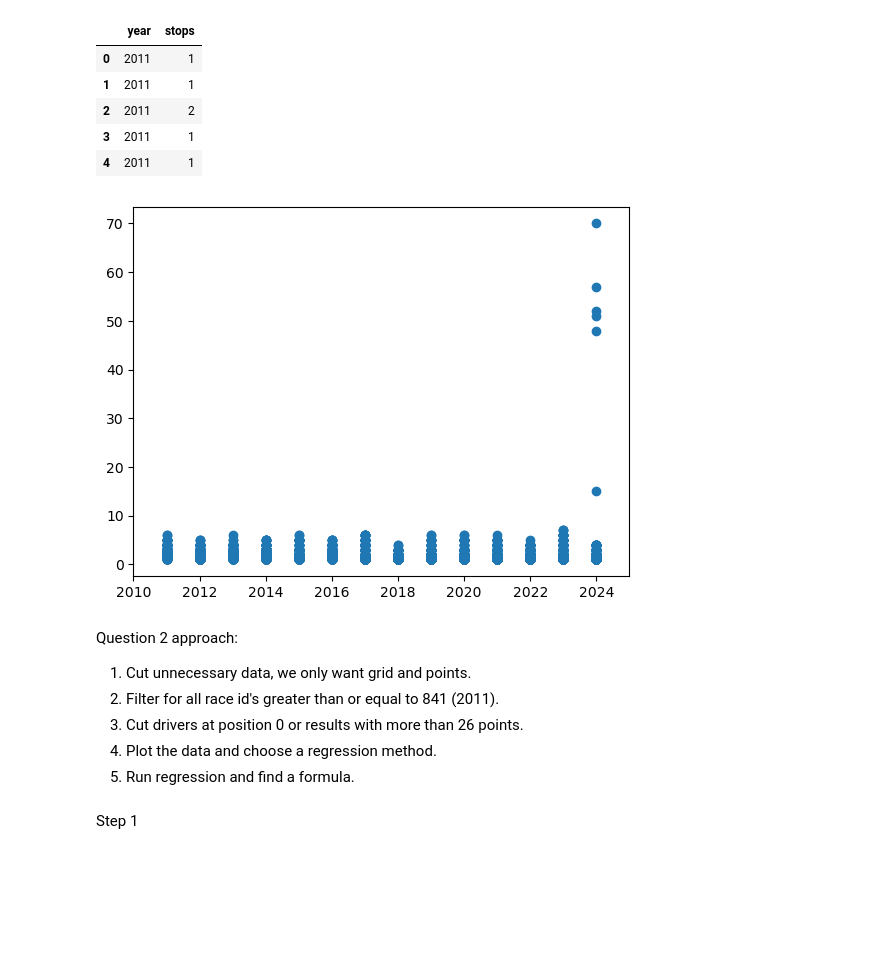
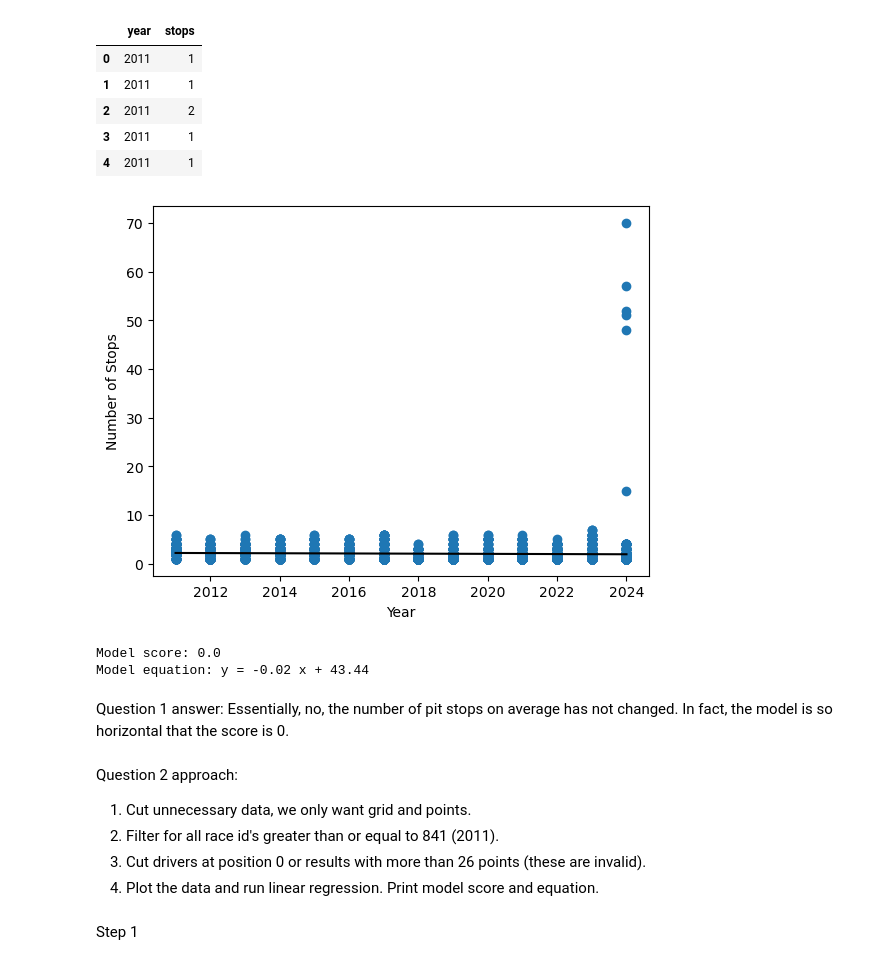
Before and after one commit to LucaA777/F1-Data-Analysis, a Jupyter notebook: AnalyzingData_Formula1.ipynb, the cells around one changed output. Saved outputs shown, nothing was run; the diff lists cells and outputs as text; code cells hidden in the pictures; blank space fills up the shorter version.

```diff
--- a/AnalyzingData_Formula1.ipynb
+++ b/AnalyzingData_Formula1.ipynb
@@ -105,19 +116,38 @@ pit_stops.head()
 | 3 | 2011 | 1 |
 | 4 | 2011 | 1 |
 # %%
-fig, ax = plt.subplots()
-ax.scatter(pit_stops['year'], pit_stops['stops'])
-ax.set_xlim(2010, 2025)
+#plot values and run linear regression model to find rate of change
+x = pit_stops['year'].values
+y = pit_stops['stops'].values
+x = x.reshape(-1, 1)
+y = y.reshape(-1, 1)
+
+#create model
+model = LinearRegression().fit(x, y)
+
+#create figure
+plt.figure()
+plt.scatter(x, y)
+plt.xlabel("Year")
+plt.ylabel("Number of Stops")
+plt.plot([2011, 2024], [model.intercept_[0] + 2011 * model.coef_[0][0], model.intercept_[0] + 2024 * model.coef_[0][0]], 'k-')
 plt.show()
+
+#output information
+print("Model score:", round(model.score(x, y), 2))
+print("Model equation: y =", round(model.coef_[0][0], 2), "x +", round(model.intercept_[0], 2))
 # %% [output]
-[figure, old version]
+[figure, new version]
+Model score: 0.0
+Model equation: y = -0.02 x + 43.44
+# %% [markdown]
+Question 1 answer: Essentially, no, the number of pit stops on average has not changed. In fact, the model is so horizontal that the score is 0.
 # %% [markdown]
 Question 2 approach:
 1. Cut unnecessary data, we only want grid and points.
 2. Filter for all race id's greater than or equal to 841 (2011).
-3. Cut drivers at position 0 or results with more than 26 points.
-4. Plot the data and choose a regression method.
-5. Run regression and find a formula.
+3. Cut drivers at position 0 or results with more than 26 points (these are invalid).
+4. Plot the data and run linear regression. Print model score and equation.
 # %% [markdown]
 Step 1
 # %%
```
Also changed, not shown: parts of 17 cells of this notebook.
